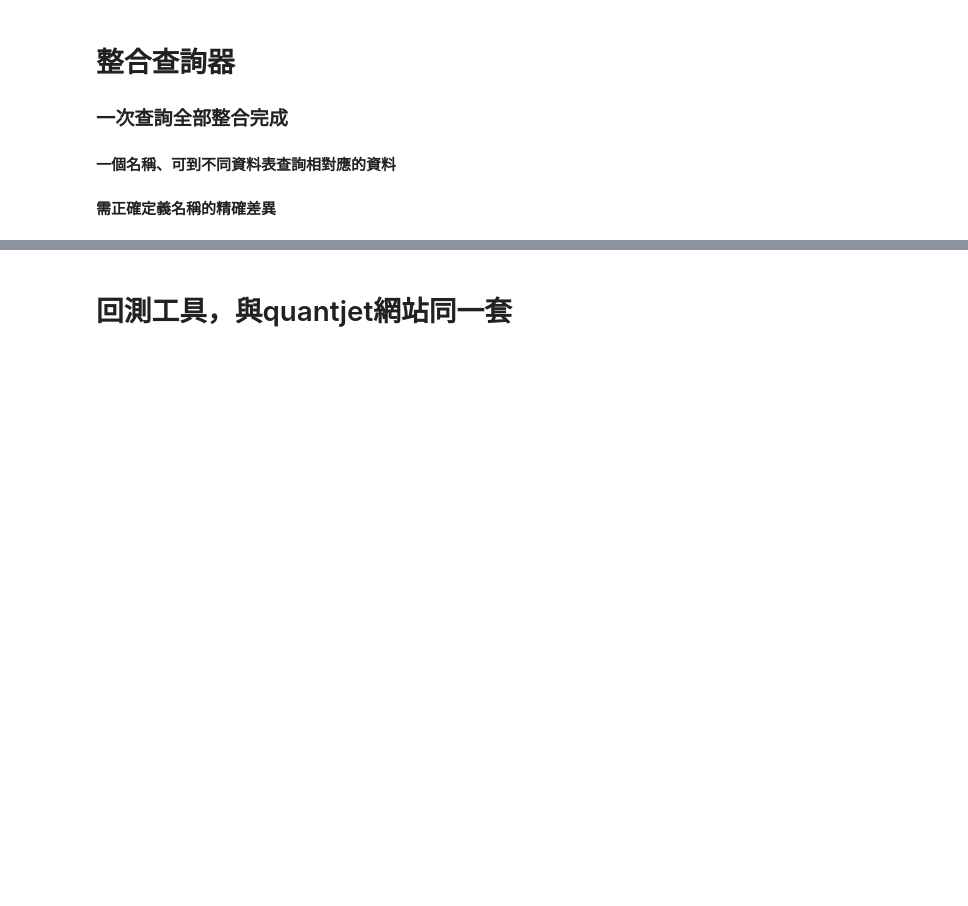
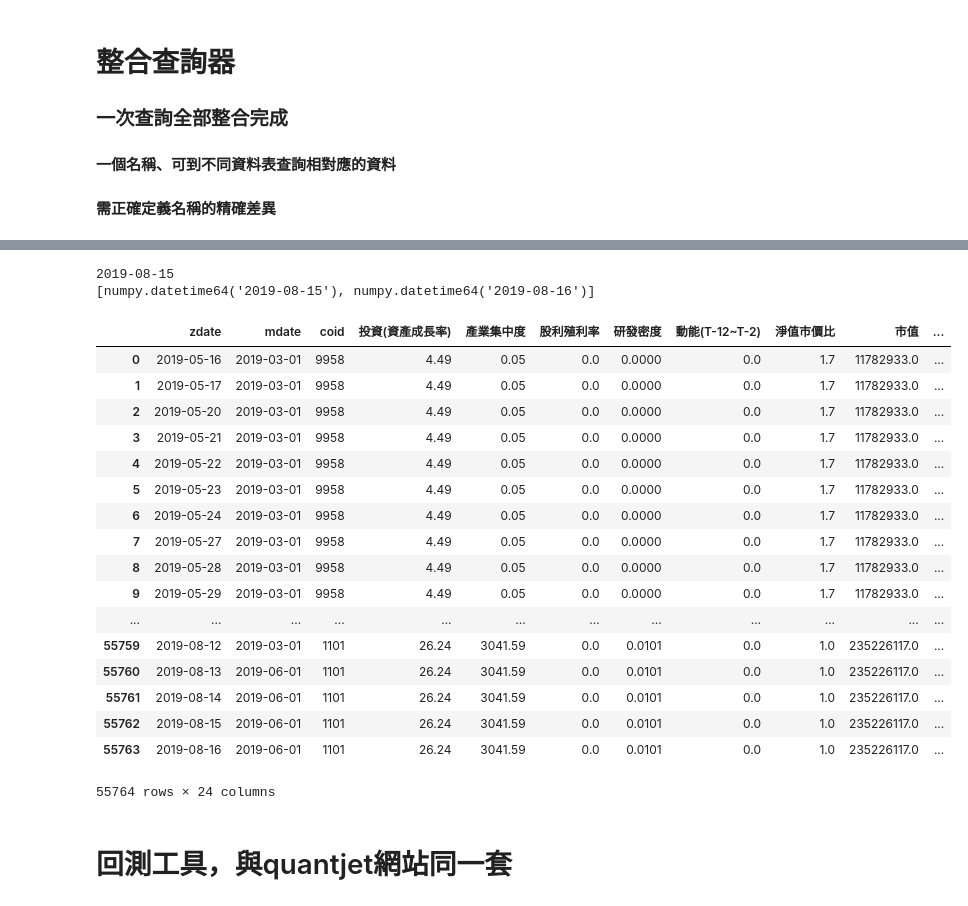
Before and after one commit to beaneball33/jettool, a Jupyter notebook: jettool測試.ipynb, the cells around one changed output, grey strips where cells are left out. Drawn from its saved outputs; the diff is of its cells as text; code cells hidden in the pictures; blank space fills up the shorter version.

```diff
--- a/jettool測試.ipynb
+++ b/jettool測試.ipynb
@@ -61,0 +78,23 @@ data[data['coid']=='2330']
+# %%
+tejtool.get_data(base_date='2019-08-16',window='3m',column_names=data_name)
+# %% [output]
+2019-08-15
+[numpy.datetime64('2019-08-15'), numpy.datetime64('2019-08-16')]
+|  | zdate | mdate | coid | 投資(資產成長率) | 產業集中度 | 股利殖利率 | 研發密度 | 動能(T-12~T-2) | 淨值市價比 | 市值 | ... |
+| 0 | 2019-05-16 | 2019-03-01 | 9958 | 4.49 | 0.05 | 0.0 | 0.0000 | 0.0 | 1.7 | 11782933.0 | ... |
+| 1 | 2019-05-17 | 2019-03-01 | 9958 | 4.49 | 0.05 | 0.0 | 0.0000 | 0.0 | 1.7 | 11782933.0 | ... |
+| 2 | 2019-05-20 | 2019-03-01 | 9958 | 4.49 | 0.05 | 0.0 | 0.0000 | 0.0 | 1.7 | 11782933.0 | ... |
+| 3 | 2019-05-21 | 2019-03-01 | 9958 | 4.49 | 0.05 | 0.0 | 0.0000 | 0.0 | 1.7 | 11782933.0 | ... |
+| 4 | 2019-05-22 | 2019-03-01 | 9958 | 4.49 | 0.05 | 0.0 | 0.0000 | 0.0 | 1.7 | 11782933.0 | ... |
+| 5 | 2019-05-23 | 2019-03-01 | 9958 | 4.49 | 0.05 | 0.0 | 0.0000 | 0.0 | 1.7 | 11782933.0 | ... |
+| 6 | 2019-05-24 | 2019-03-01 | 9958 | 4.49 | 0.05 | 0.0 | 0.0000 | 0.0 | 1.7 | 11782933.0 | ... |
+| 7 | 2019-05-27 | 2019-03-01 | 9958 | 4.49 | 0.05 | 0.0 | 0.0000 | 0.0 | 1.7 | 11782933.0 | ... |
+| 8 | 2019-05-28 | 2019-03-01 | 9958 | 4.49 | 0.05 | 0.0 | 0.0000 | 0.0 | 1.7 | 11782933.0 | ... |
+| 9 | 2019-05-29 | 2019-03-01 | 9958 | 4.49 | 0.05 | 0.0 | 0.0000 | 0.0 | 1.7 | 11782933.0 | ... |
+| ... | ... | ... | ... | ... | ... | ... | ... | ... | ... | ... | ... |
+| 55759 | 2019-08-12 | 2019-03-01 | 1101 | 26.24 | 3041.59 | 0.0 | 0.0101 | 0.0 | 1.0 | 235226117.0 | ... |
+| 55760 | 2019-08-13 | 2019-06-01 | 1101 | 26.24 | 3041.59 | 0.0 | 0.0101 | 0.0 | 1.0 | 235226117.0 | ... |
+| 55761 | 2019-08-14 | 2019-06-01 | 1101 | 26.24 | 3041.59 | 0.0 | 0.0101 | 0.0 | 1.0 | 235226117.0 | ... |
+| 55762 | 2019-08-15 | 2019-06-01 | 1101 | 26.24 | 3041.59 | 0.0 | 0.0101 | 0.0 | 1.0 | 235226117.0 | ... |
+| 55763 | 2019-08-16 | 2019-06-01 | 1101 | 26.24 | 3041.59 | 0.0 | 0.0101 | 0.0 | 1.0 | 235226117.0 | ... |
+55764 rows × 24 columns
```
Also changed, not shown: parts of 6 cells of this notebook, 3 other files.
